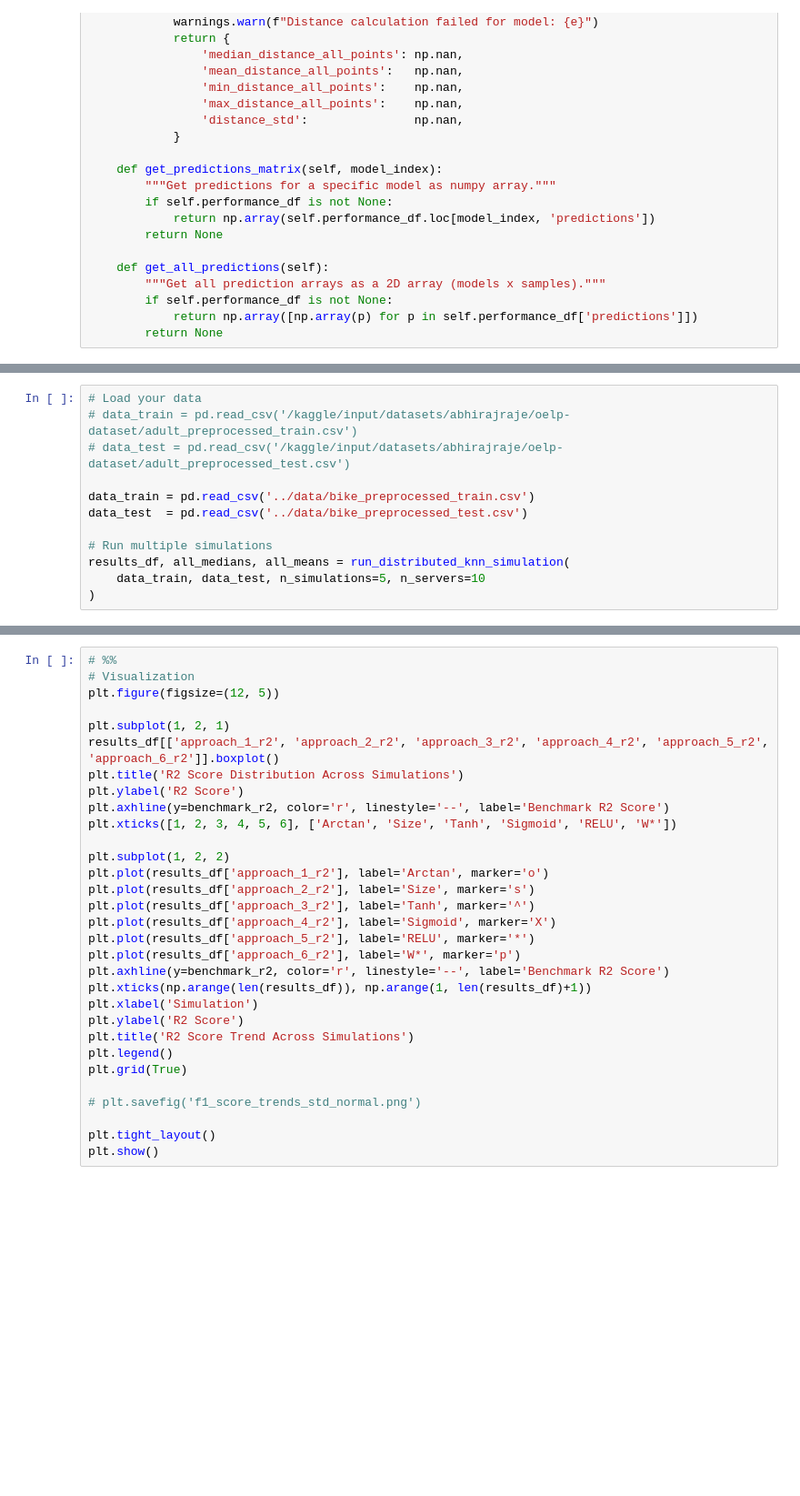
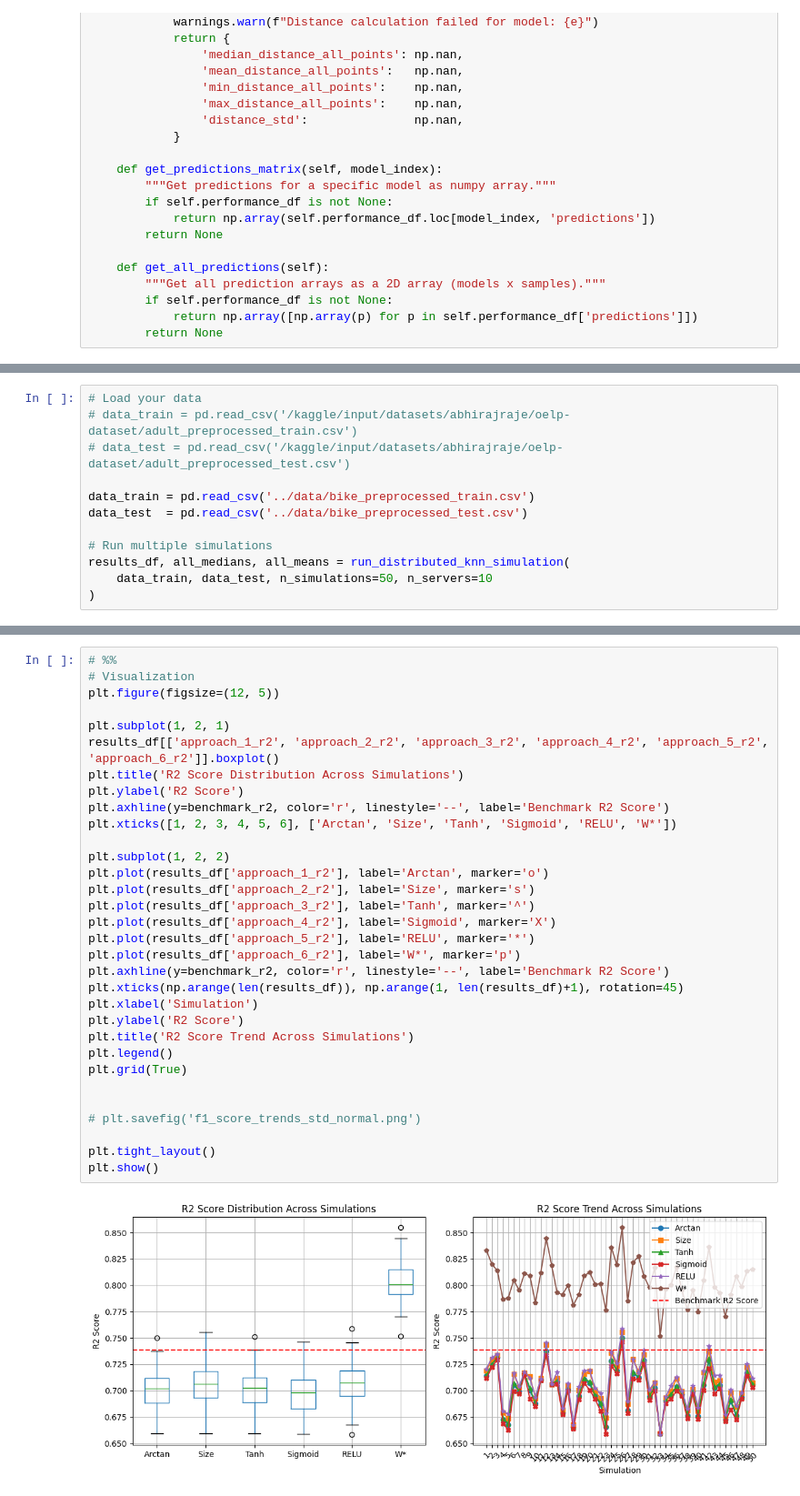
Before and after one commit to Abhiraj212024/KNN_Research, a Jupyter notebook: Simulations/bike-reg.ipynb, the cells around one changed output, grey strips where cells are left out. Shown at 91% size. Saved outputs shown, nothing was run; the diff lists cells and outputs as text; blank space fills up the shorter version.

```diff
--- a/Simulations/bike-reg.ipynb
+++ b/Simulations/bike-reg.ipynb
@@ -596,5 +533,5 @@ data_test  = pd.read_csv('../data/bike_preprocessed_test.csv')
 
 # Run multiple simulations
 results_df, all_medians, all_means = run_distributed_knn_simulation(
-    data_train, data_test, n_simulations=5, n_servers=10
+    data_train, data_test, n_simulations=50, n_servers=10
 )
@@ -651,31 +640,34 @@ print(f"Benchmark (global KNN Regressor) — MSE: {benchmark_mse:.4f}, R²: {ben
 # %%
 # %%
 # Visualization
 plt.figure(figsize=(12, 5))
 
 plt.subplot(1, 2, 1)
 results_df[['approach_1_r2', 'approach_2_r2', 'approach_3_r2', 'approach_4_r2', 'approach_5_r2', 'approach_6_r2']].boxplot()
 plt.title('R2 Score Distribution Across Simulations')
 plt.ylabel('R2 Score')
 plt.axhline(y=benchmark_r2, color='r', linestyle='--', label='Benchmark R2 Score')
 plt.xticks([1, 2, 3, 4, 5, 6], ['Arctan', 'Size', 'Tanh', 'Sigmoid', 'RELU', 'W*'])
 
 plt.subplot(1, 2, 2)
 plt.plot(results_df['approach_1_r2'], label='Arctan', marker='o')
 plt.plot(results_df['approach_2_r2'], label='Size', marker='s')
 plt.plot(results_df['approach_3_r2'], label='Tanh', marker='^')
 plt.plot(results_df['approach_4_r2'], label='Sigmoid', marker='X')
 plt.plot(results_df['approach_5_r2'], label='RELU', marker='*')
 plt.plot(results_df['approach_6_r2'], label='W*', marker='p')
 plt.axhline(y=benchmark_r2, color='r', linestyle='--', label='Benchmark R2 Score')
-plt.xticks(np.arange(len(results_df)), np.arange(1, len(results_df)+1))
+plt.xticks(np.arange(len(results_df)), np.arange(1, len(results_df)+1), rotation=45)
 plt.xlabel('Simulation')
 plt.ylabel('R2 Score')
 plt.title('R2 Score Trend Across Simulations')
 plt.legend()
 plt.grid(True)
 
+
 # plt.savefig('f1_score_trends_std_normal.png')
 
 plt.tight_layout()
 plt.show()
+# %% [output]
+[figure, added]
```
Also changed, not shown: parts of 11 cells of this notebook, 3 other files.
